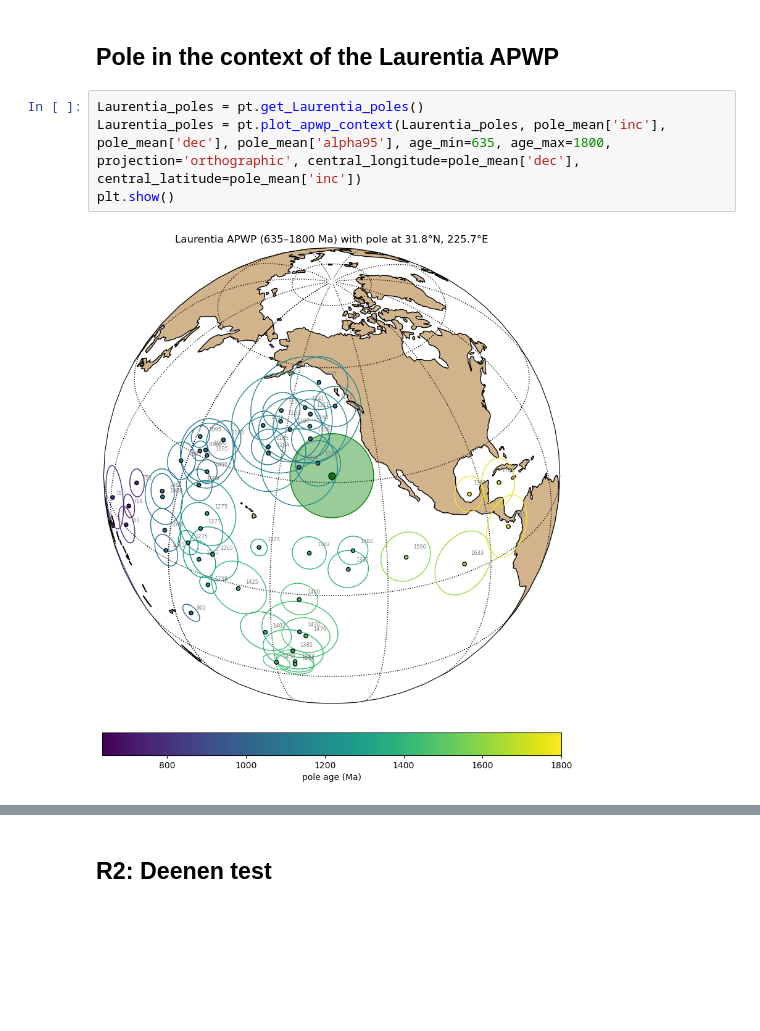
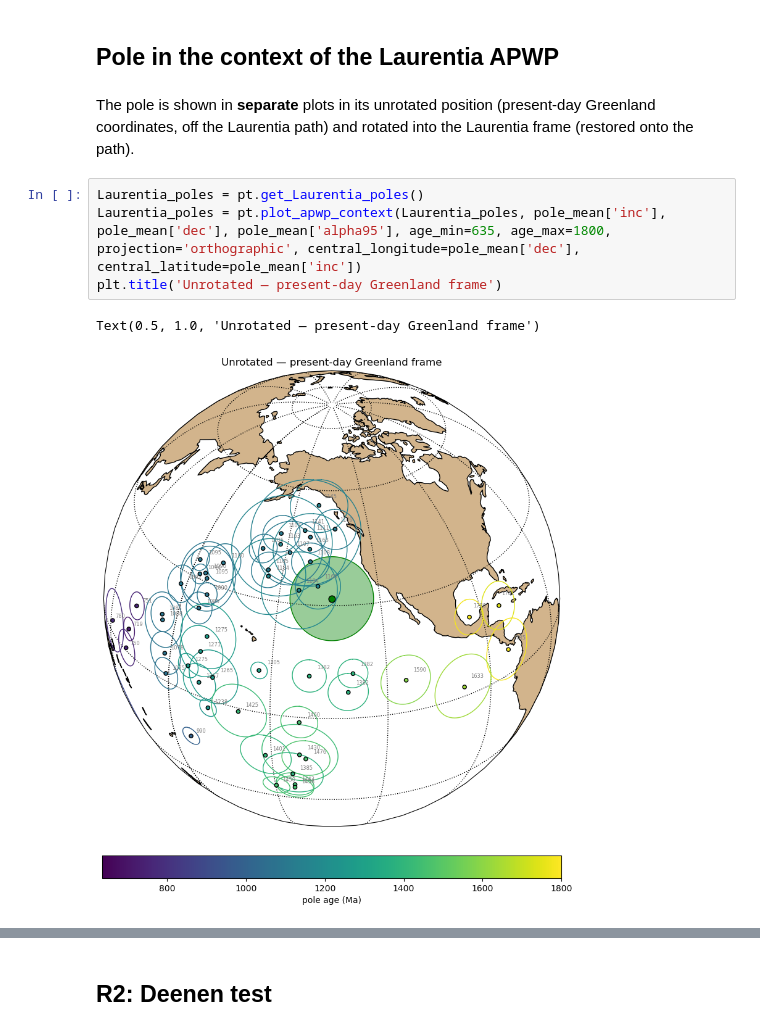
Before and after one commit to Swanson-Hysell-Group/2026_Laurentia_Precambrian_poles, a Jupyter notebook: pole_notebooks/1184_Narssaq.ipynb, the cells around one changed output, grey strips where cells are left out. Saved outputs shown, nothing was run; the diff lists cells and outputs as text; blank space fills up the shorter version.

```diff
--- a/pole_notebooks/1184_Narssaq.ipynb
+++ b/pole_notebooks/1184_Narssaq.ipynb
@@ -103,8 +130,11 @@ Precision parameter (k) estimate: 76.4
 # %% [markdown]
 ## Pole in the context of the Laurentia APWP
+# %% [markdown]
+The pole is shown in **separate** plots in its unrotated position (present-day Greenland coordinates, off the Laurentia path) and rotated into the Laurentia frame (restored onto the path).
 # %%
 Laurentia_poles = pt.get_Laurentia_poles()
 Laurentia_poles = pt.plot_apwp_context(Laurentia_poles, pole_mean['inc'], pole_mean['dec'], pole_mean['alpha95'], age_min=635, age_max=1800, projection='orthographic', central_longitude=pole_mean['dec'], central_latitude=pole_mean['inc'])
-plt.show()
+plt.title('Unrotated — present-day Greenland frame')
 # %% [output]
+Text(0.5, 1.0, 'Unrotated — present-day Greenland frame')
-[figure, old version]
+[figure, new version]
```
Also changed, not shown: parts of 13 cells of this notebook, 1 other file.
